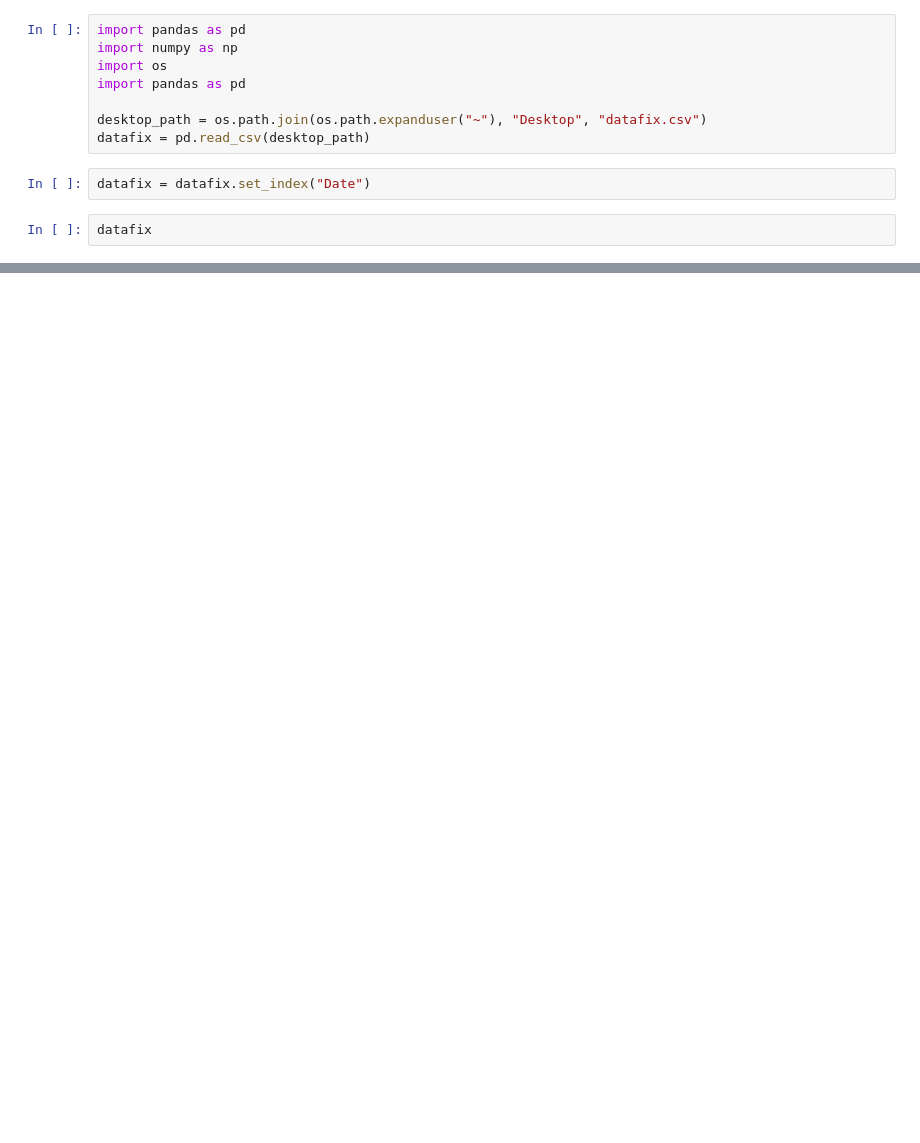
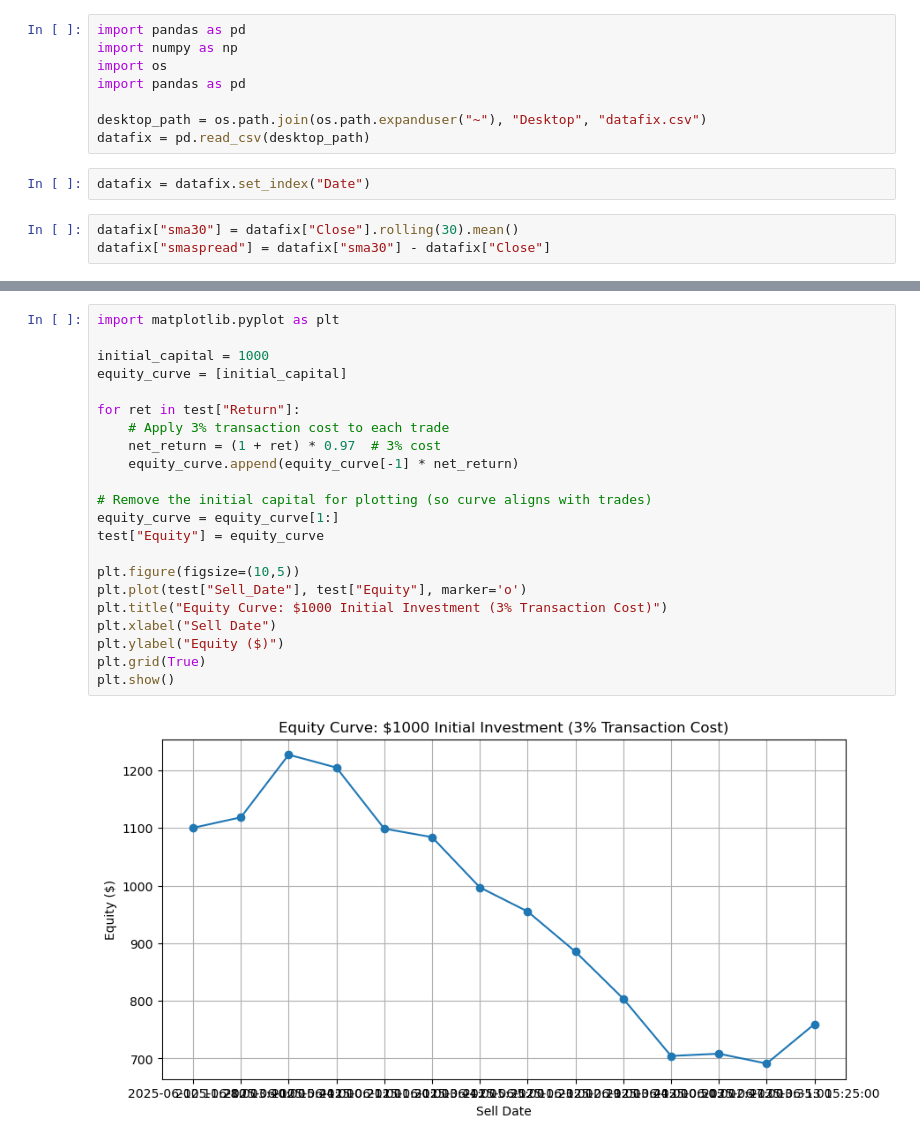
Before and after one commit to noah-Shaffer/projects, a Jupyter notebook: options trading/Testing.ipynb, the cells around one changed output, grey strips where cells are left out. Saved outputs shown, nothing was run; the diff lists cells and outputs as text; blank space fills up the shorter version.

```diff
--- a/options trading/Testing.ipynb
+++ b/options trading/Testing.ipynb
@@ -9,4 +9,5 @@ datafix = pd.read_csv(desktop_path)
 # %%
 datafix = datafix.set_index("Date")
 # %%
-datafix
+datafix["sma30"] = datafix["Close"].rolling(30).mean()
+datafix["smaspread"] = datafix["sma30"] - datafix["Close"]
@@ -121,0 +202,24 @@ plt.show()
+# %%
+import matplotlib.pyplot as plt
+
+initial_capital = 1000
+equity_curve = [initial_capital]
+
+for ret in test["Return"]:
+    # Apply 3% transaction cost to each trade
+    net_return = (1 + ret) * 0.97  # 3% cost
+    equity_curve.append(equity_curve[-1] * net_return)
+
+# Remove the initial capital for plotting (so curve aligns with trades)
+equity_curve = equity_curve[1:]
+test["Equity"] = equity_curve
+
+plt.figure(figsize=(10,5))
+plt.plot(test["Sell_Date"], test["Equity"], marker='o')
+plt.title("Equity Curve: $1000 Initial Investment (3% Transaction Cost)")
+plt.xlabel("Sell Date")
+plt.ylabel("Equity ($)")
+plt.grid(True)
+plt.show()
+# %% [output]
+[figure, added]
```
Also changed, not shown: parts of 7 cells of this notebook.
